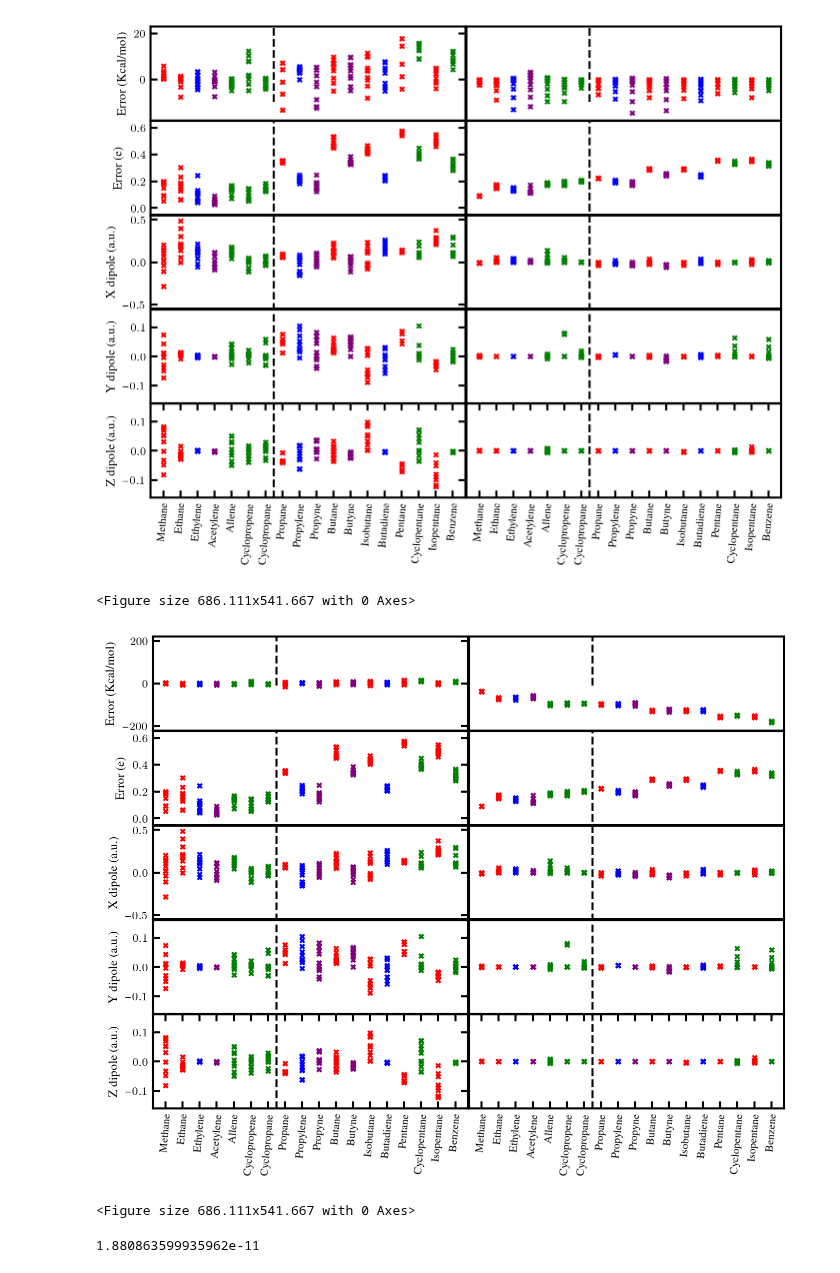
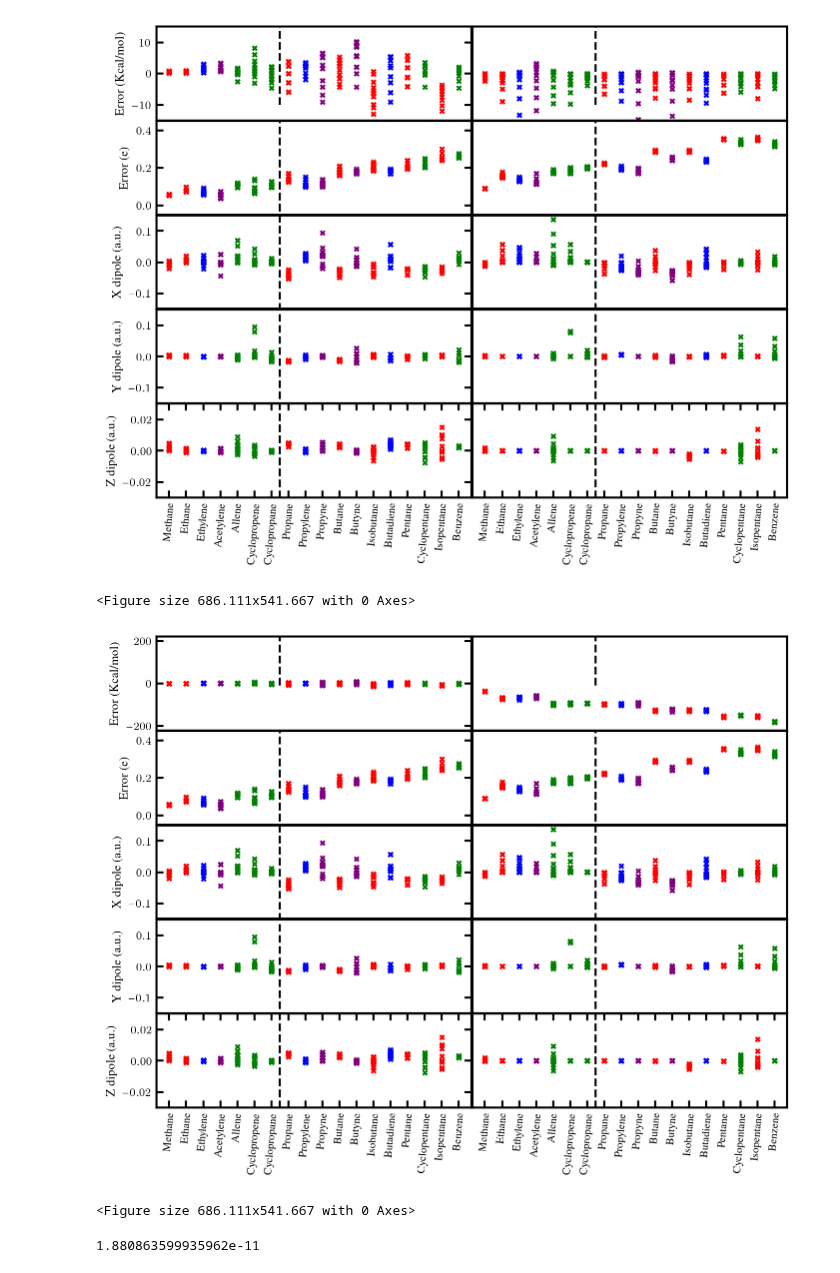
Before and after one commit to chem12346789/ai-dft, a Jupyter notebook: jupyter-notebook/veiw_data.ipynb, the cells around one changed output. Drawn from its saved outputs; the diff is of its cells as text; code cells hidden in the pictures.

```diff
--- a/jupyter-notebook/veiw_data.ipynb
+++ b/jupyter-notebook/veiw_data.ipynb
@@ -93,7 +93,11 @@ model_number_l = [
     # "ccdft_2024-07-28-16-00-16_64_4_0",
     # "ccdft_2024-08-18-23-05-52_128_3_-1",
     # "ccdft_2024-08-24-17-46-19_64_4_0",
-    "ccdft_2024-09-03-16-44-05_64_4_-1_171",
+    # "ccdft_2024-09-03-16-44-05_64_4_-1_171",
+    # "ccdft_2024-09-09-16-29-00_64_4_0",
+    # "ccdft_2024-09-09-16-31-49_64_4_0",
+    # "ccdft_2024-09-09-16-29-00_64_4_-1",
+    "ccdft_2024-09-09-16-31-49_64_4_0.-1",
 ]
 
 for shift, model_number in product([True, False], model_number_l):
@@ -277,41 +281,41 @@ for shift, model_number in product([True, False], model_number_l):
                 [i.title() for i in (TRAIN_STR_DICT + EVAL_STR_DICT)],
                 rotation=85,
             )
             axes[i_row, i_col].set_xlim(
                 -0.75, len(TRAIN_STR_DICT) + len(EVAL_STR_DICT) - 0.25
             )
 
     axes[0, 0].set_ylabel("Error (Kcal/mol)")
     axes[1, 0].set_ylabel("Error (e)")
     axes[2, 0].set_ylabel("X dipole (a.u.)")
     axes[3, 0].set_ylabel("Y dipole (a.u.)")
     axes[4, 0].set_ylabel("Z dipole (a.u.)")
 
     for i_col in range(2):
         if shift:
-            axes[0, i_col].set_ylim(-18, 23)
+            axes[0, i_col].set_ylim(-15, 15)
         else:
             axes[0, i_col].set_ylim(-220, 220)
-        axes[1, i_col].set_ylim(-0.05, 0.65)
-        axes[2, i_col].set_ylim(-0.55, 0.55)
-        axes[3, i_col].set_ylim(-0.16, 0.16)
-        axes[4, i_col].set_ylim(-0.16, 0.16)
+        axes[1, i_col].set_ylim(-0.05, 0.45)
+        axes[2, i_col].set_ylim(-0.15, 0.15)
+        axes[3, i_col].set_ylim(-0.15, 0.15)
+        axes[4, i_col].set_ylim(-0.03, 0.03)
 
     # axes[0, 1].set_ylim(-15, 150)
     # axes[0, 1].set_ylabel("Error (mHa)")
     # axes[1, 1].set_ylim(-50, 550)
     # axes[1, 1].set_ylabel("Error (me)")shift
 
     if shift:
         plt.savefig(f"../manu/figures/{model_number}.pdf")
     else:
         plt.savefig(f"../manu/figures/{model_number}-no_shift.pdf")
     plt.show()
     plt.clf()
 # %% [output]
-[figure, old version]
+[figure, new version]
 <Figure size 686.111x541.667 with 0 Axes>
-[figure, old version]
+[figure, new version]
 <Figure size 686.111x541.667 with 0 Axes>
 # %%
 import numpy as np
```
Also changed, not shown: 1 other file.
